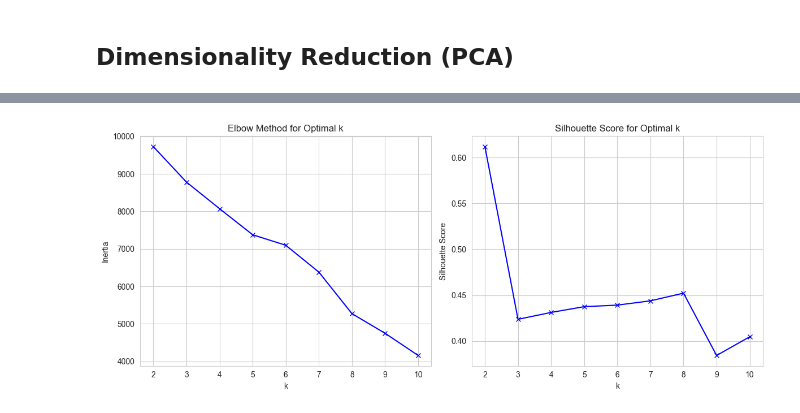
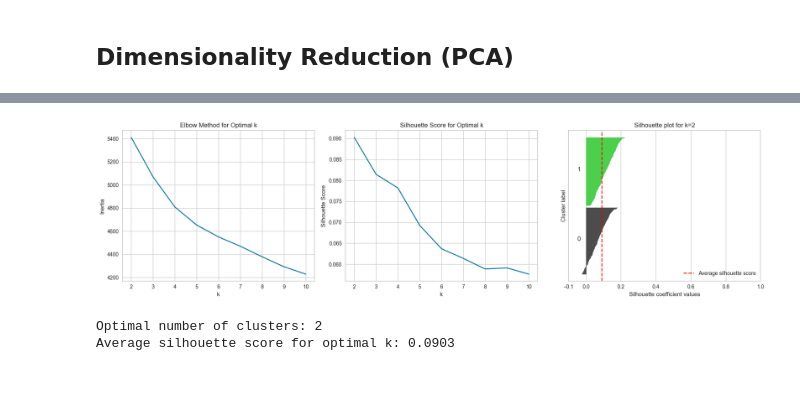
Before and after one commit to KonradKlein91/ml_unservised_learning, a Jupyter notebook: main.ipynb, the cells around one changed output, grey strips where cells are left out. Saved outputs shown, nothing was run; the diff lists cells and outputs as text; code cells hidden in the pictures; blank space fills up the shorter version.

Commit message:
add all three clustering methods and comparison

```diff
--- a/main.ipynb
+++ b/main.ipynb
@@ -652,6 +661,9 @@ df['gender'] = df['gender'].replace(other_values, 'Others')
 
 # replace missing values for three rows for gender with the mode Male
 df['gender'] = df['gender'].replace(np.nan, 'Male')
+
+# I later decided to drop "Other" gender
+df = df[df['gender']!= 'Others']
 # %%
 # Set the style for the plot
 sns.set_style("whitegrid")
@@ -1012,12 +1032,11 @@ def create_binary_columns(df, column_name):
 # List of columns to convert
 columns_to_convert = [
     'emp_discussed_mh', 'anonymity_protected', 'mh_resources', 'leave_difficulty',
-    'neg_consequences_mental_discuss', 'neg_consequences_physical_discuss',
+    'neg_consequences_mental_discuss',
     'comfortable_discuss_coworkers', 'comfortable_discuss_supervisors',
     'emp_mh_seriously', 'observed_neg_consequences', 'mention_discuss_physical_interview',
     'mention_discuss_mh_interview', 'mh_hurt_career', 'coworkers_view_negatively',
-    'family_history', 'work_interference_treated', 'work_interference_untreated',
-    'gender', 'remote_work'
+    'family_history', 'gender', 'remote_work'
 ]
 
 # Apply the conversion to each column
@@ -1270,35 +1371,85 @@ X_pca_14 = pca_14.fit_transform(X_std)
 # %%
-## Find the optimal number of clusters using the Elbow method and Silhouette score
-# Elbow method
+## Dimensionality Reduction
+# Reduce the dataset to 14 principal components
+pca_31 = PCA(n_components=24)
+X_pca_31 = pca_31.fit_transform(X_std)
+
+# Find the optimal number of clusters using the Elbow method and Silhouette score
 inertias = []
 silhouette_scores = []
 K = range(2, 11)
 
 for k in K:
     kmeans = KMeans(n_clusters=k, random_state=42)
-    kmeans.fit(X_pca_14)
+    kmeans.fit(X_pca_31)
     inertias.append(kmeans.inertia_)
-    silhouette_scores.append(silhouette_score(X_pca_14, kmeans.labels_))
+    silhouette_scores.append(silhouette_score(X_pca_31, kmeans.labels_))
 
-# Plot elbow curve
-plt.figure(figsize=(12, 5))
-plt.subplot(1, 2, 1)
+# Plot elbow curve and silhouette scores
+plt.figure(figsize=(18, 5))
+
+plt.subplot(1, 3, 1)
 plt.plot(K, inertias, 'bx-')
 plt.xlabel('k')
 plt.ylabel('Inertia')
 plt.title('Elbow Method for Optimal k')
 
-# Plot silhouette scores
-plt.subplot(1, 2, 2)
+plt.subplot(1, 3, 2)
 plt.plot(K, silhouette_scores, 'bx-')
 plt.xlabel('k')
 plt.ylabel('Silhouette Score')
 plt.title('Silhouette Score for Optimal k')
 
+# Find optimal k (you might want to adjust this based on the plots)
+optimal_k = K[np.argmax(silhouette_scores)]
+
+# Perform k-means clustering with optimal k
+kmeans = KMeans(n_clusters=optimal_k, random_state=42)
+cluster_labels = kmeans.fit_predict(X_pca_31)
+
+# Compute the silhouette scores for each sample
+silhouette_vals = silhouette_samples(X_pca_31, cluster_labels)
+
+# Plotting the detailed silhouette plot
+plt.subplot(1, 3, 3)
+y_lower = 10
+
+for i in range(optimal_k):
+    ith_cluster_silhouette_values = silhouette_vals[cluster_labels == i]
+    ith_cluster_silhouette_values.sort()
+
+    size_cluster_i = ith_cluster_silhouette_values.shape[0]
+    y_upper = y_lower + size_cluster_i
+
+    color = plt.cm.nipy_spectral(float(i) / optimal_k)
+    plt.fill_betweenx(np.arange(y_lower, y_upper),
+                      0, ith_cluster_silhouette_values,
+                      facecolor=color, edgecolor=color, alpha=0.7)
+
+    plt.text(-0.05, y_lower + 0.5 * size_cluster_i, str(i))
+
+    y_lower = y_upper + 10
+
+plt.title(f"Silhouette plot for k={optimal_k}")
+plt.xlabel("Silhouette coefficient values")
+plt.ylabel("Cluster label")
+
+avg_score = np.mean(silhouette_vals)
+plt.axvline(x=avg_score, color="red", linestyle="--", label="Average silhouette score")
+plt.legend(loc="lower right")
+
+plt.yticks([])  # Clear the yaxis labels / ticks
+plt.xticks([-0.1, 0, 0.2, 0.4, 0.6, 0.8, 1])
+
 plt.tight_layout()
 plt.show()
+
+print(f"Optimal number of clusters: {optimal_k}")
+print(f"Average silhouette score for optimal k: {silhouette_scores[optimal_k-2]:.4f}")
 # %% [output]
-[figure, old version]
+[figure, new version]
+Optimal number of clusters: 2
+Average silhouette score for optimal k: 0.0903
 # %% [markdown]
 ## Determining the Optimal Number of Clusters
 
```
Also changed, not shown: parts of 34 cells of this notebook.
